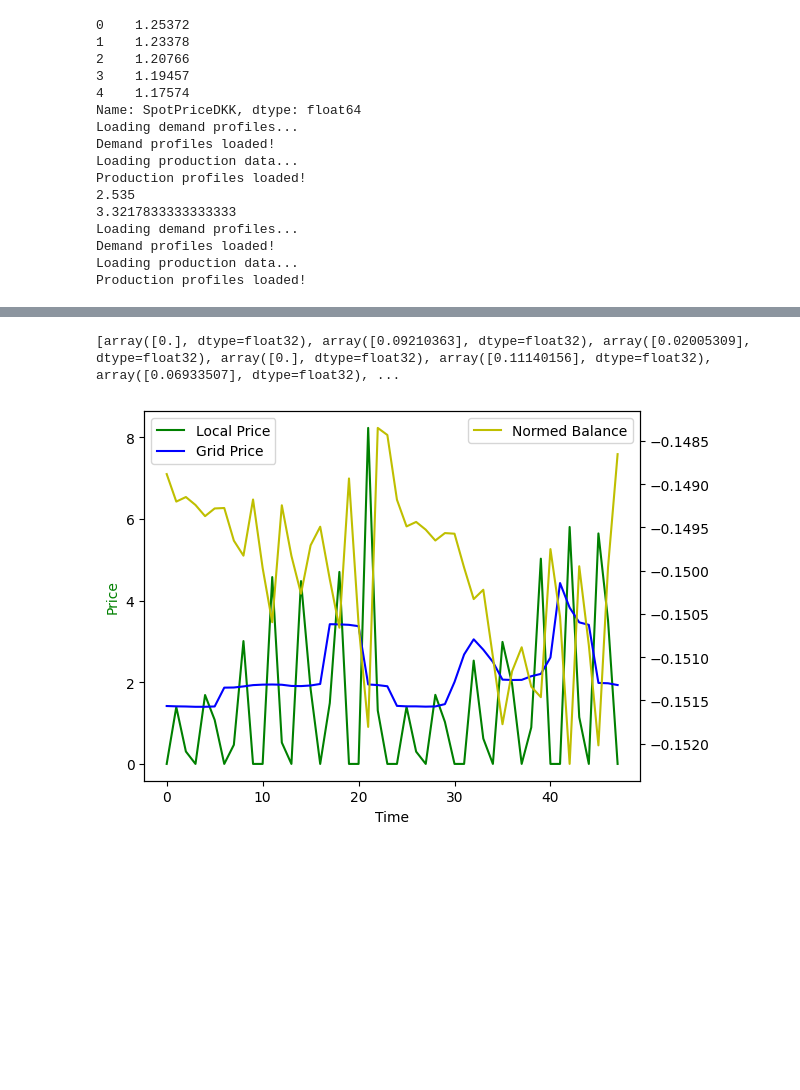
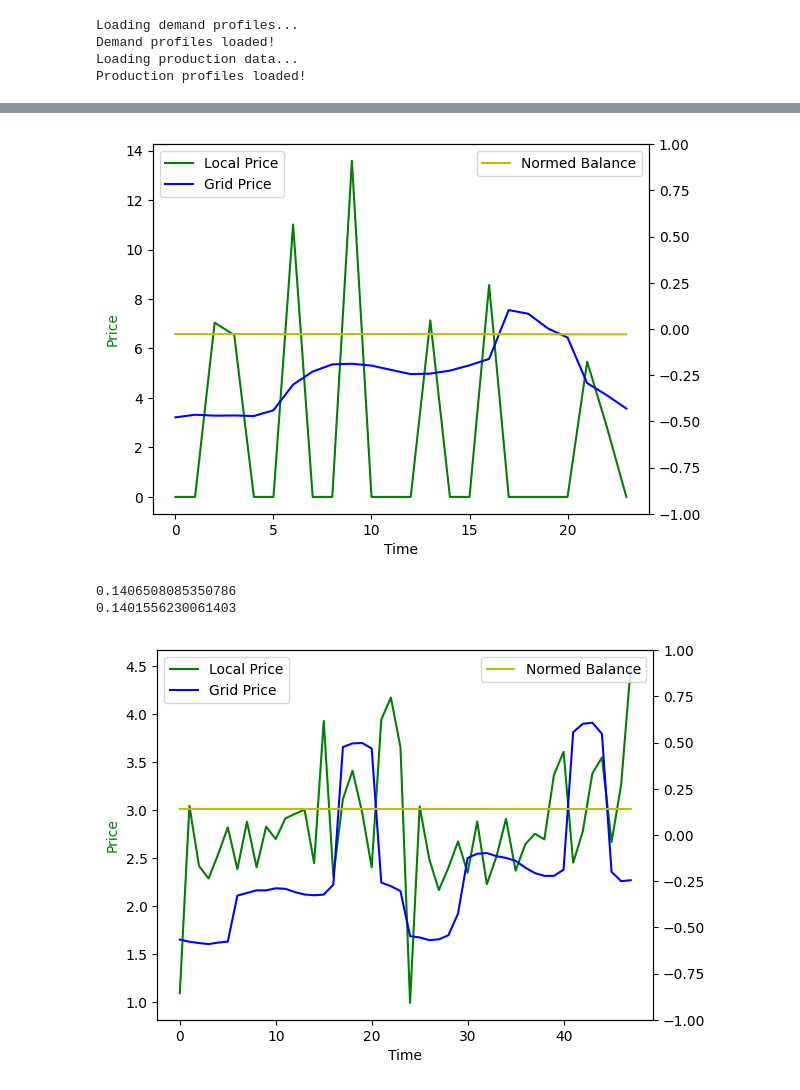
Before and after one commit to antonhlenander/CommunityFlex, a Jupyter notebook: plotting_balanceonly.ipynb, the cells around one changed output, grey strips where cells are left out. Cells and saved outputs as stored; diff of their text form; code cells hidden in the pictures; blank space fills up the shorter version.

Commit message:
Balance train

```diff
--- a/plotting_balanceonly.ipynb
+++ b/plotting_balanceonly.ipynb
@@ -39,8 +39,8 @@ for rollout in results:
 
     agent_actions = [action for action in agent_actions if action is not None]
 
-    start = 48*30
-    end = start + 48*2
+    start = 48*30*11+48*24
+    end = start + 48*1
 
     total_import = total_import[1:] + [0]
 
@@ -58,7 +58,7 @@ for rollout in results:
     # total_import = total_import[start:end]
     prices = prices[start:end:2]
     budget_balance = budget_balance[start:end:2]
-    print(agent_actions)
+    #print(agent_actions)
 
     fig, ax1 = plt.subplots()
 
@@ -78,31 +78,8 @@ for rollout in results:
     ax2.legend(loc='upper right')
 
     plt.show()
-
-    #Plot distribution of agent action per step for all rollouts
-    # plt.hist(agent_actions, bins=30, edgecolor='black')
-    # prices = np.linspace(0.1, max_price, num=30)
-    # print(prices)
-    # plt.xticks(prices)
-    # plt.title("Distribution of action values")
-    # plt.xlabel("Agent action")
-    # plt.ylabel("Frequency")
-    # plt.savefig(f"action_dist_{aid}.png")
-    # plt.close()
 # %% [output]
-0    1.25372
-1    1.23378
-2    1.20766
-3    1.19457
-4    1.17574
-Name: SpotPriceDKK, dtype: float64
 Loading demand profiles...
 Demand profiles loaded!
 Loading production data...
 Production profiles loaded!
-2.535
-3.3217833333333333
-Loading demand profiles...
-Demand profiles loaded!
-Loading production data...
-Production profiles loaded!
@@ -112,2 +86,47 @@ Production profiles loaded!
-[array([0.], dtype=float32), array([0.09210363], dtype=float32), array([0.02005309], dtype=float32), array([0.], dtype=float32), array([0.11140156], dtype=float32), array([0.06933507], dtype=float32), ...
-[figure, old version]
+[figure, new version]
+# %%
+import matplotlib.pyplot as plt
+import cloudpickle
+import numpy as np
+from datamanager import DataManager
+
+path = "output/flex_balanceonly_1/results.pkl"
+outputfolder = "output/flex_balanceonly_1/"
+with open(path, "rb") as file:
+    results = cloudpickle.load(file)
+results = list(results)
+
+for rollout in results:
+    aid = "CM"
+    prices = []
+    norm_balance = []
+    grid_price = []
+    grid_price += list(rollout.metrics["cm/current_grid_price"])
+    norm_balance += list(rollout.metrics["cm/normed_balance"])
+    prices += list(rollout.metrics["env/current_price"])
+
+    start = 48*30*8
+    end = start + 48*2
+
+    norm_balance = norm_balance[start:end:2]
+    grid_price = grid_price[start:end:2]
+    prices = prices[start:end:2]
+
+    print(np.mean(norm_balance))
+    print(norm_balance[len(norm_balance)-1])
+
+    fig, ax1 = plt.subplots()
+    ax2 = ax1.twinx()
+    ax1.plot(prices, 'g-', label="Local Price")
+    ax1.plot(grid_price, 'b-', label="Grid Price")
+    ax2.plot(norm_balance, 'y-', label="Normed Balance")
+    ax2.set_ylim(-1, 1)
+    ax1.set_xlabel('Time')
+    ax1.set_ylabel('Price', color='g')
+    ax1.legend(loc='upper left')
+    ax2.legend(loc='upper right')
+    plt.show()
+# %% [output]
+0.1406508085350786
+0.1401556230061403
+[figure, added]
```
Also changed, not shown: parts of 5 cells of this notebook, 5 other files.
